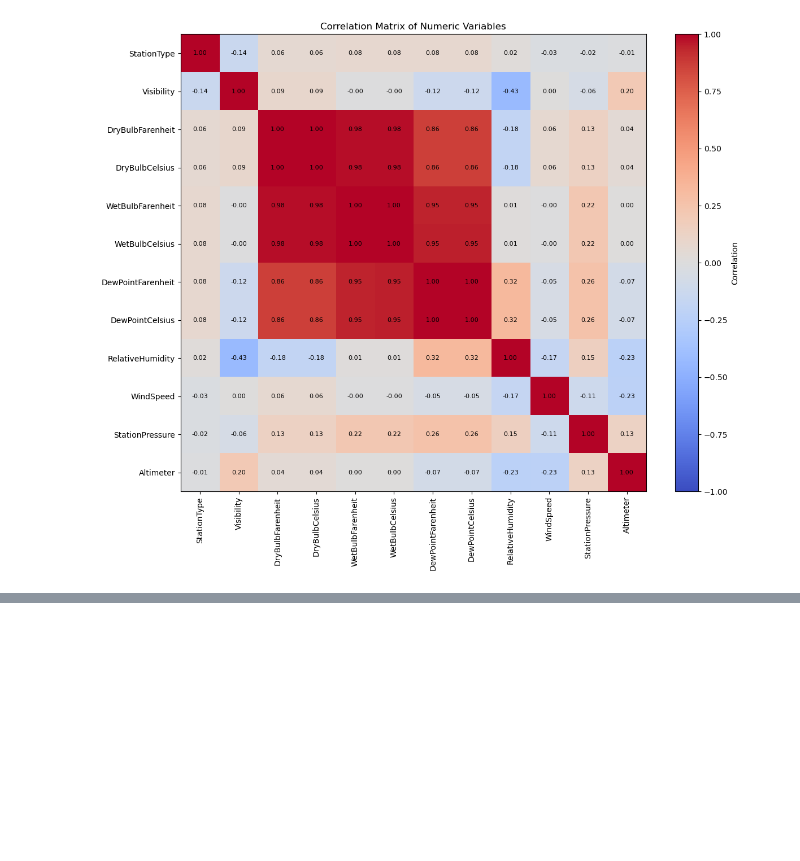
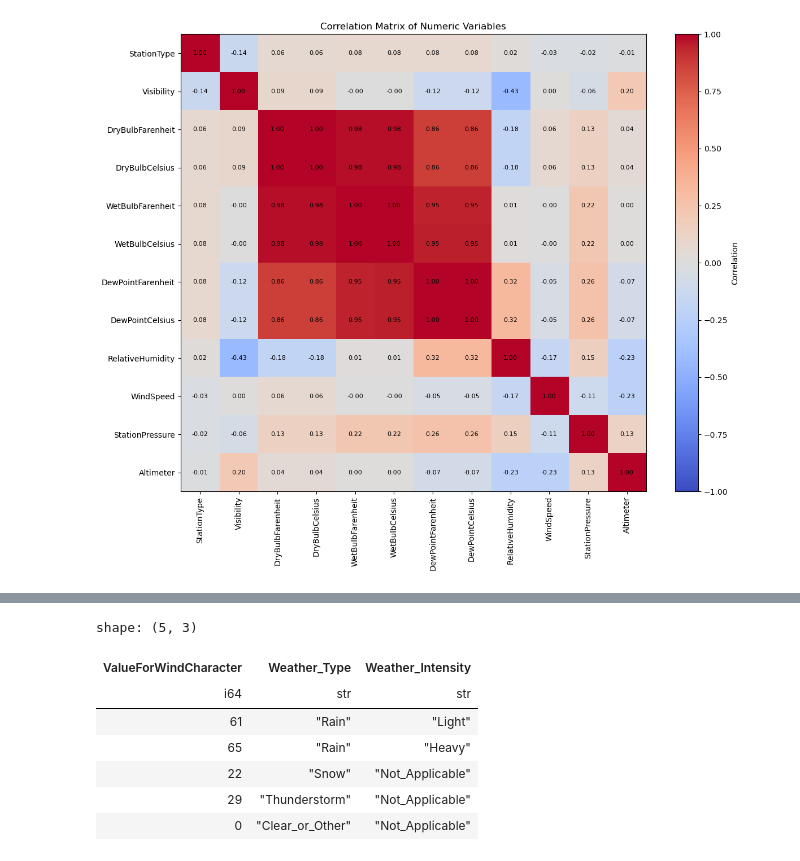
Before and after one commit to MalikChettihIA/Emiasd-FlightProject, a Jupyter notebook: work/notebooks/Flights/DataExploration/OT/Weather EDA.ipynb, the cells around one changed output, grey strips where cells are left out. Cells and saved outputs as stored; diff of their text form; code cells hidden in the pictures; blank space fills up the shorter version.

```diff
--- a/work/notebooks/Flights/DataExploration/OT/Weather EDA.ipynb
+++ b/work/notebooks/Flights/DataExploration/OT/Weather EDA.ipynb
@@ -649,24 +600,43 @@ df = pl.DataFrame(data)
 print("--- Original Polars DataFrame ---")
 print(df)
 
-
 # --- 3. APPLY MAPPINGS & CLEANUP ---
 # We use with_columns to create new columns based on expressions
 # This is where the Polars-native mapping happens.
+#Map on integers; provide a default for unmapped codes.
 df_mapped = df.with_columns(
-    Weather_Type = pl.col("ValueForWindCharacter")
-                     .cast(pl.String)
-                     .replace(type_map)
-                     .fill_null("Clear_or_Other"),
-
-    Weather_Intensity = pl.col("ValueForWindCharacter")
-                          .cast(pl.String)
-                          .replace(intensity_map)
-                          .fill_null("Not_Applicable")
+    Weather_Type = (
+        pl.col("ValueForWindCharacter")
+        .cast(pl.Int64)
+        .replace(type_map, default=None)   # map ints → strings, leave others as null
+        .fill_null("Clear_or_Other")
+    ),
+    Weather_Intensity = (
+        pl.col("ValueForWindCharacter")
+        .cast(pl.Int64)
+        .replace(intensity_map, default=None)
+        .fill_null("Not_Applicable")
+    ),
 )
-
 print("\n--- DataFrame After Mapping ---")
 print(df_mapped)
+# --- 3. APPLY MAPPINGS & CLEANUP ---
+# We use with_columns to create new columns based on expressions
+# This is where the Polars-native mapping happens.
+#df_mapped = df.with_columns(
+ #   Weather_Type = pl.col("ValueForWindCharacter")
+  #                   .cast(pl.String)
+   #                  .replace(type_map)
+    #                 .fill_null("Clear_or_Other"),
+
+    #Weather_Intensity = pl.col("ValueForWindCharacter")
+     #                     .cast(pl.String)
+      #                    .replace(intensity_map)
+       #                   .fill_null("Not_Applicable")
+#)
+
+#print("\n--- DataFrame After Mapping ---")
+#print(df_mapped)
 
 # --- 4. ONE-HOT ENCODING ---
 # This single command creates all the dummy columns
@@ -695,0 +694,11 @@ shape: (8, 1)
+# %%
+df_mapped.head()
+# %% [output]
+shape: (5, 3)
+| ValueForWindCharacter | Weather_Type | Weather_Intensity |
+| i64 | str | str |
+| 61 | "Rain" | "Light" |
+| 65 | "Rain" | "Heavy" |
+| 22 | "Snow" | "Not_Applicable" |
+| 29 | "Thunderstorm" | "Not_Applicable" |
+| 0 | "Clear_or_Other" | "Not_Applicable" |
```
Also changed, not shown: parts of 16 cells of this notebook, 38 other files.
